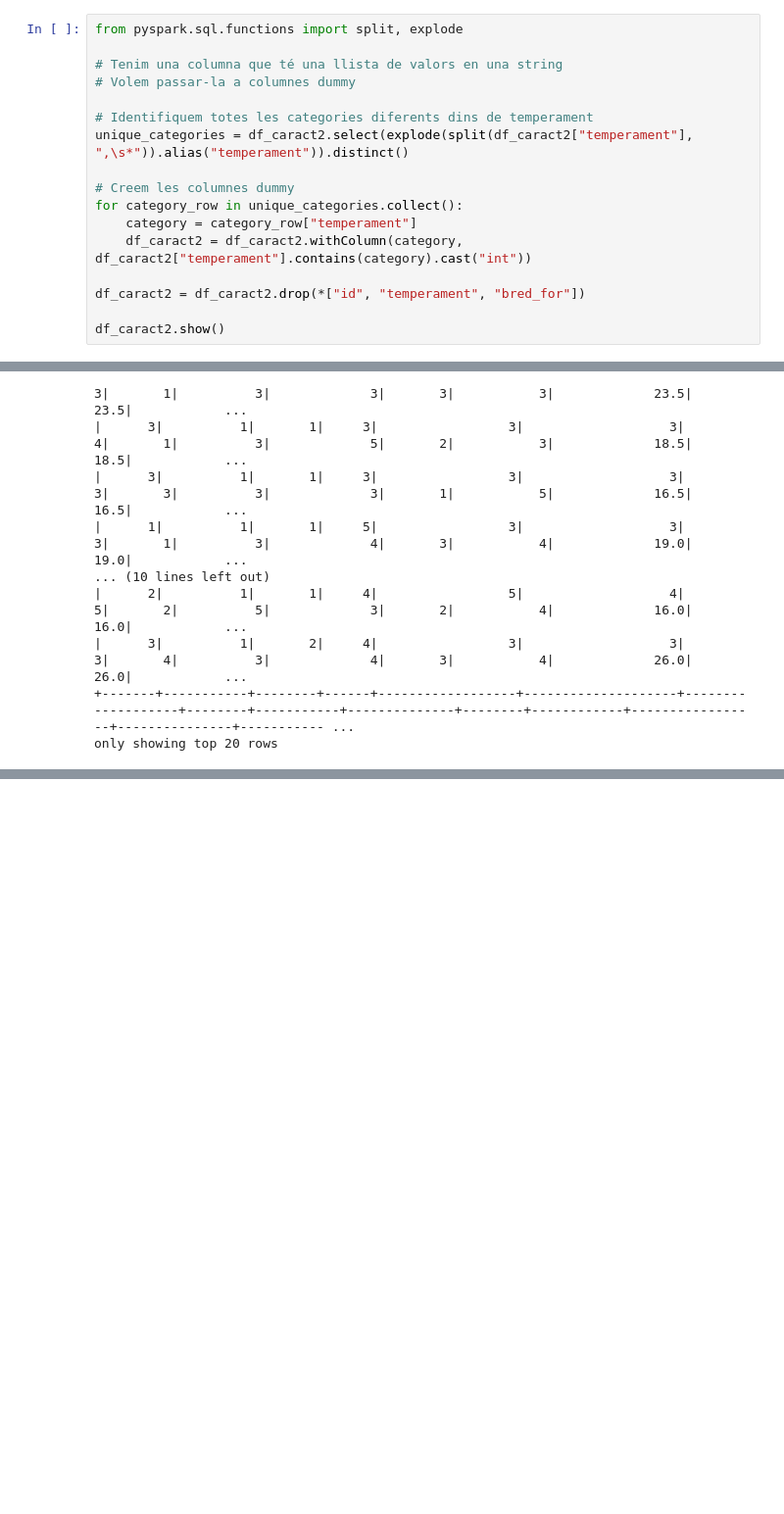
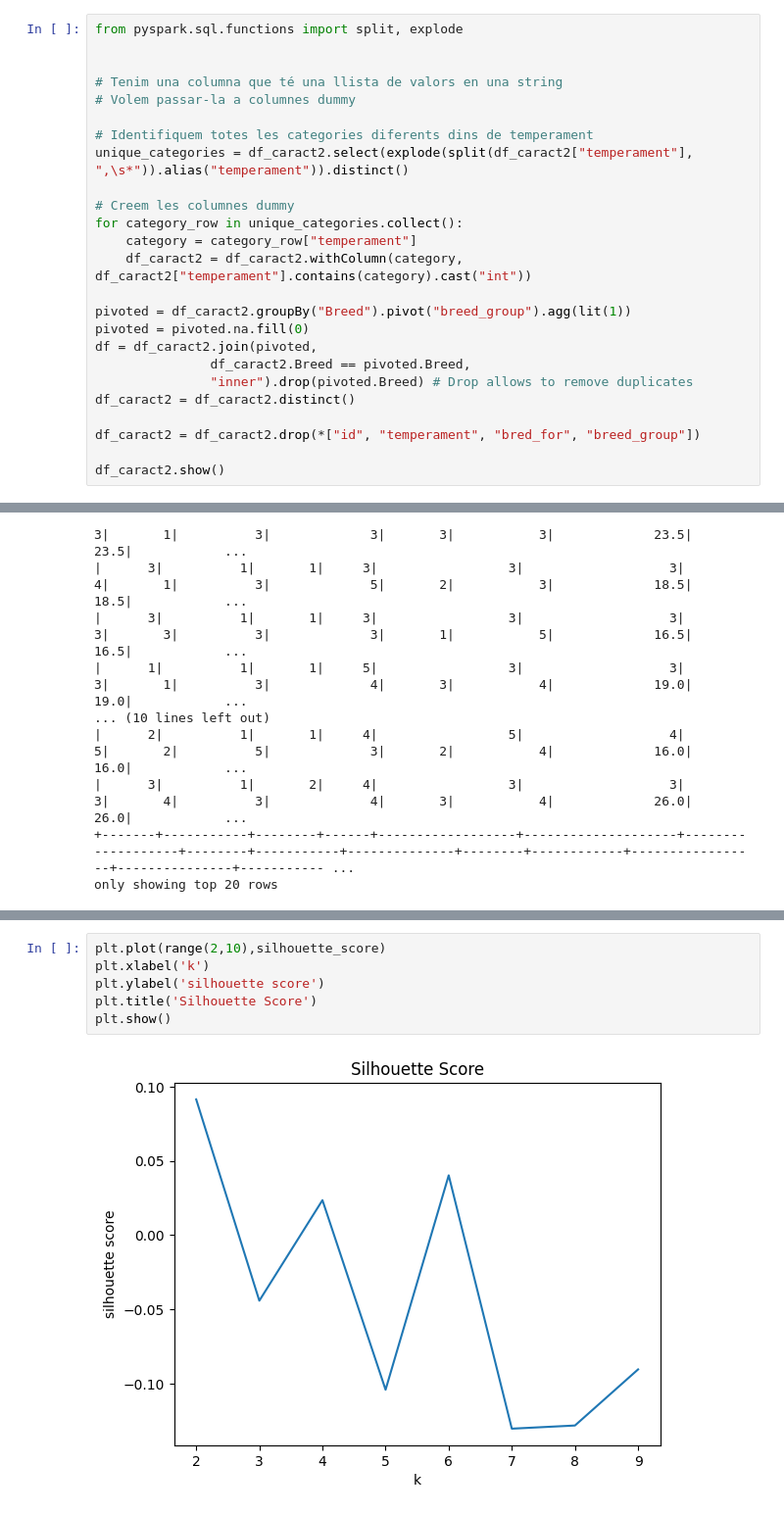
Before and after one commit to SeaSky2508/BDA-P1, a Jupyter notebook: code/data_quality_pipeline/data_visualization.ipynb, the cells around one changed output, grey strips where cells are left out. Shown at 98% size. Drawn from its saved outputs; the diff is of its cells as text; blank space fills up the shorter version.

```diff
--- a/code/data_quality_pipeline/data_visualization.ipynb
+++ b/code/data_quality_pipeline/data_visualization.ipynb
@@ -102,6 +102,7 @@ only showing top 20 rows
 ### Explotation zone for dog_caract2
 # %%
 from pyspark.sql.functions import split, explode
+
 
 # Tenim una columna que té una llista de valors en una string
 # Volem passar-la a columnes dummy
@@ -114,7 +115,14 @@ for category_row in unique_categories.collect():
     category = category_row["temperament"]
     df_caract2 = df_caract2.withColumn(category, df_caract2["temperament"].contains(category).cast("int"))
 
-df_caract2 = df_caract2.drop(*["id", "temperament", "bred_for"])
+pivoted = df_caract2.groupBy("Breed").pivot("breed_group").agg(lit(1))
+pivoted = pivoted.na.fill(0)
+df = df_caract2.join(pivoted,
+               df_caract2.Breed == pivoted.Breed,
+               "inner").drop(pivoted.Breed) # Drop allows to remove duplicates
+df_caract2 = df_caract2.distinct()
+
+df_caract2 = df_caract2.drop(*["id", "temperament", "bred_for", "breed_group"])
 
 df_caract2.show()
 # %% [output]
@@ -500,0 +506,8 @@ Py4JJavaError: An error occurred while calling o621.fit.
+# %%
+plt.plot(range(2,10),silhouette_score)
+plt.xlabel('k')
+plt.ylabel('silhouette score')
+plt.title('Silhouette Score')
+plt.show()
+# %% [output]
+[figure, added]
```
Also changed, not shown: parts of 12 cells of this notebook, 1 other file.
